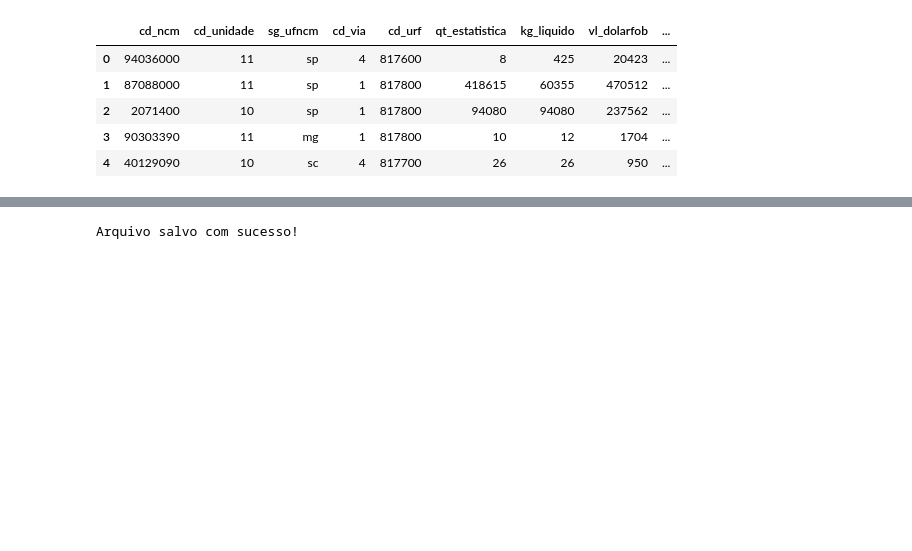
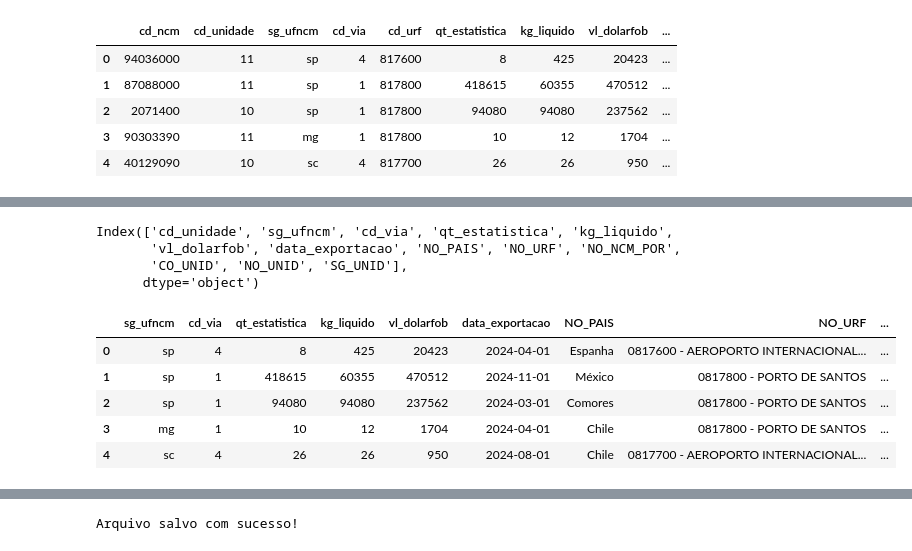
Before and after one commit to edcarloscardoso/Data-Analytics-Comercio-Exterior, a Jupyter notebook: workflow/process/workspace_silver_exp_2024_m.ipynb, the cells around one changed output, grey strips where cells are left out. Saved outputs shown, nothing was run; the diff lists cells and outputs as text; code cells hidden in the pictures; blank space fills up the shorter version.

```diff
--- a/workflow/process/workspace_silver_exp_2024_m.ipynb
+++ b/workflow/process/workspace_silver_exp_2024_m.ipynb
@@ -96,0 +199,7 @@ df2.head()
+# %%
+#removendo colunas
+df_3 = df_3.drop(columns=['cd_ncm',
+       'CO_NCM', 'CO_UNID', 'CO_SH6', 'CO_PPE', 'CO_PPI', 'CO_FAT_AGREG',
+       'CO_CUCI_ITEM', 'CO_CGCE_N3', 'CO_SIIT', 'CO_ISIC_CLASSE',
+       'CO_EXP_SUBSET', 'NO_NCM_ESP', 'NO_NCM_ING'])
+df_3.head()
@@ -140,0 +227,26 @@ df3.head()
+# %%
+# Função para mesclar os DataFrames já carregados
+def mesclar_dataframes(df_base: pd.DataFrame, df_referencia: pd.DataFrame,
+                       chave_base: str, chave_referencia: str) -> pd.DataFrame:
+    """
+    Realiza a junção (merge) entre a base principal e o DataFrame de referência.
+    """
+    # Garantir que as colunas usadas no merge sejam strings
+    df_base[chave_base] = df_base[chave_base].astype(str)
+    df_referencia[chave_referencia] = df_referencia[chave_referencia].astype(str)
+
+    # Realizar o merge
+    df_resultante = df_base.merge(df_referencia, left_on=chave_base, right_on=chave_referencia, how='left')
+
+    return df_resultante
+
+# Exemplo de aplicação da função
+
+# Já carregados anteriormente
+# df2 (base principal) e df_uf_mun (referência) já estão definidos
+
+# Mesclar os DataFrames
+df_4 = mesclar_dataframes(df_base=df_3, df_referencia=df_ncm_unidade, chave_base='cd_unidade', chave_referencia='CO_UNID')
+
+# Exibir as primeiras linhas do DataFrame resultante
+df_4.head()
@@ -140,0 +260,19 @@ df3.head()
+# %%
+print(df_4.columns)
+# %% [output]
+Index(['cd_unidade', 'sg_ufncm', 'cd_via', 'qt_estatistica', 'kg_liquido',
+       'vl_dolarfob', 'data_exportacao', 'NO_PAIS', 'NO_URF', 'NO_NCM_POR',
+       'CO_UNID', 'NO_UNID', 'SG_UNID'],
+      dtype='object')
+# %%
+#removendo colunas
+df_4 = df_4.drop(columns=['cd_unidade',
+       'CO_UNID', 'SG_UNID'])
+df_4.head()
+# %% [output]
+|  | sg_ufncm | cd_via | qt_estatistica | kg_liquido | vl_dolarfob | data_exportacao | NO_PAIS | NO_URF | ... |
+| 0 | sp | 4 | 8 | 425 | 20423 | 2024-04-01 | Espanha | 0817600 - AEROPORTO INTERNACIONAL... | ... |
+| 1 | sp | 1 | 418615 | 60355 | 470512 | 2024-11-01 | México | 0817800 - PORTO DE SANTOS | ... |
+| 2 | sp | 1 | 94080 | 94080 | 237562 | 2024-03-01 | Comores | 0817800 - PORTO DE SANTOS | ... |
+| 3 | mg | 1 | 10 | 12 | 1704 | 2024-04-01 | Chile | 0817800 - PORTO DE SANTOS | ... |
+| 4 | sc | 4 | 26 | 26 | 950 | 2024-08-01 | Chile | 0817700 - AEROPORTO INTERNACIONAL... | ... |
```
Also changed, not shown: parts of 28 cells of this notebook.
